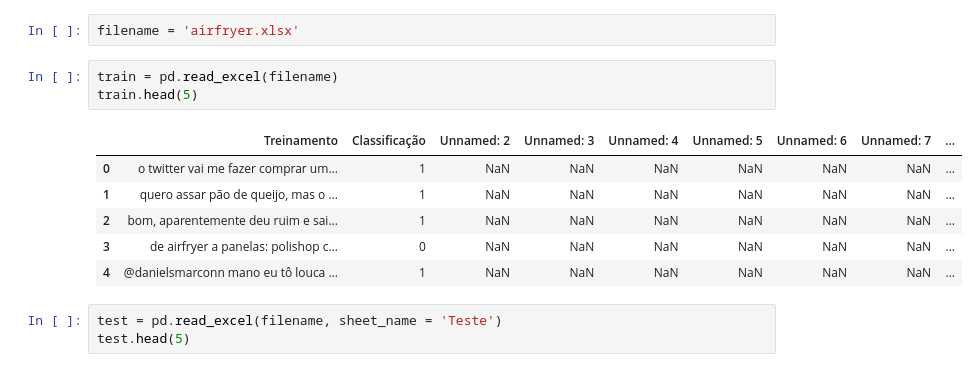
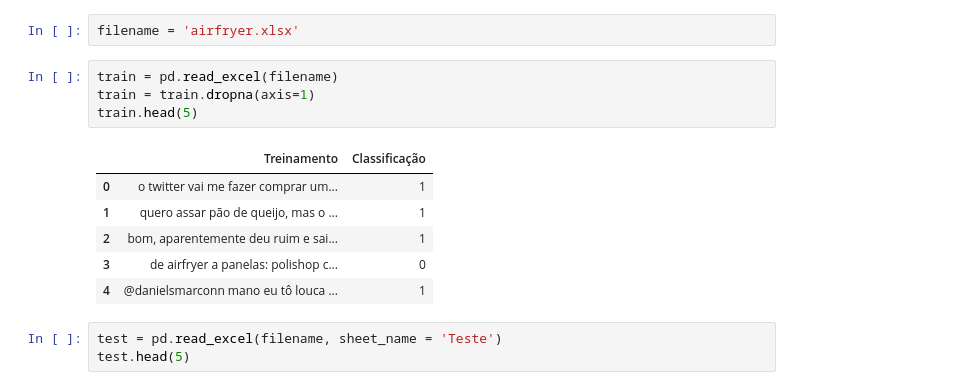
Before and after one commit to LinkolnR/Proj1Cdados, a Jupyter notebook: Projeto1_Layout_Classificador.ipynb, the cells around one changed output. Saved outputs shown, nothing was run; the diff lists cells and outputs as text.

```diff
--- a/Projeto1_Layout_Classificador.ipynb
+++ b/Projeto1_Layout_Classificador.ipynb
@@ -29,14 +27,15 @@ Carregando a base de dados com os tweets classificados como relevantes e não re
 filename = 'airfryer.xlsx'
 # %%
 train = pd.read_excel(filename)
+train = train.dropna(axis=1)
 train.head(5)
 # %% [output]
-|  | Treinamento | Classificação | Unnamed: 2 | Unnamed: 3 | Unnamed: 4 | Unnamed: 5 | Unnamed: 6 | Unnamed: 7 | ... |
-| 0 | o twitter vai me fazer comprar um... | 1 | NaN | NaN | NaN | NaN | NaN | NaN | ... |
-| 1 | quero assar pão de queijo, mas o ... | 1 | NaN | NaN | NaN | NaN | NaN | NaN | ... |
-| 2 | bom, aparentemente deu ruim e sai... | 1 | NaN | NaN | NaN | NaN | NaN | NaN | ... |
-| 3 | de airfryer a panelas: polishop c... | 0 | NaN | NaN | NaN | NaN | NaN | NaN | ... |
-| 4 | @danielsmarconn mano eu tô louca ... | 1 | NaN | NaN | NaN | NaN | NaN | NaN | ... |
+|  | Treinamento | Classificação |
+| 0 | o twitter vai me fazer comprar um... | 1 |
+| 1 | quero assar pão de queijo, mas o ... | 1 |
+| 2 | bom, aparentemente deu ruim e sai... | 1 |
+| 3 | de airfryer a panelas: polishop c... | 0 |
+| 4 | @danielsmarconn mano eu tô louca ... | 1 |
 # %%
 test = pd.read_excel(filename, sheet_name = 'Teste')
 test.head(5)
```
Also changed, not shown: parts of 13 cells of this notebook.
